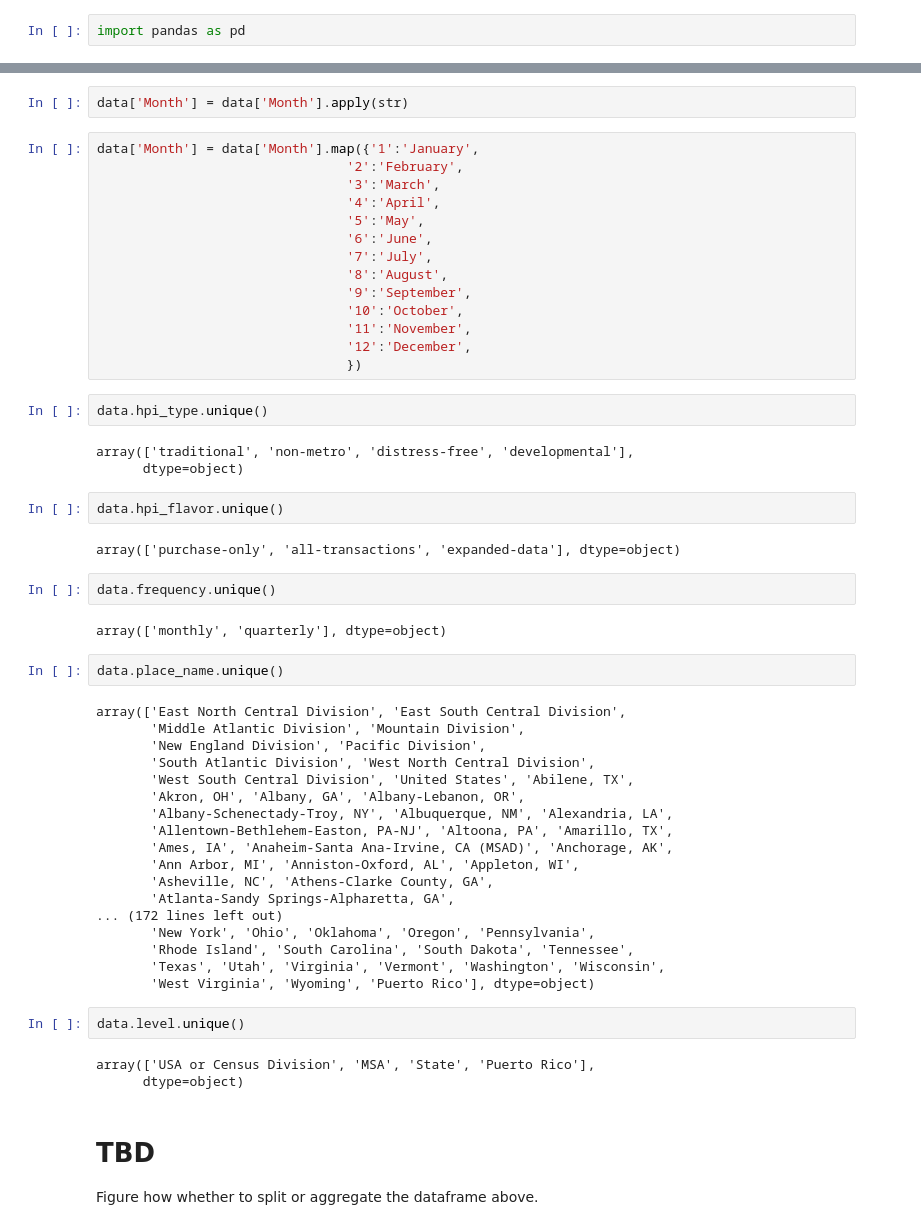
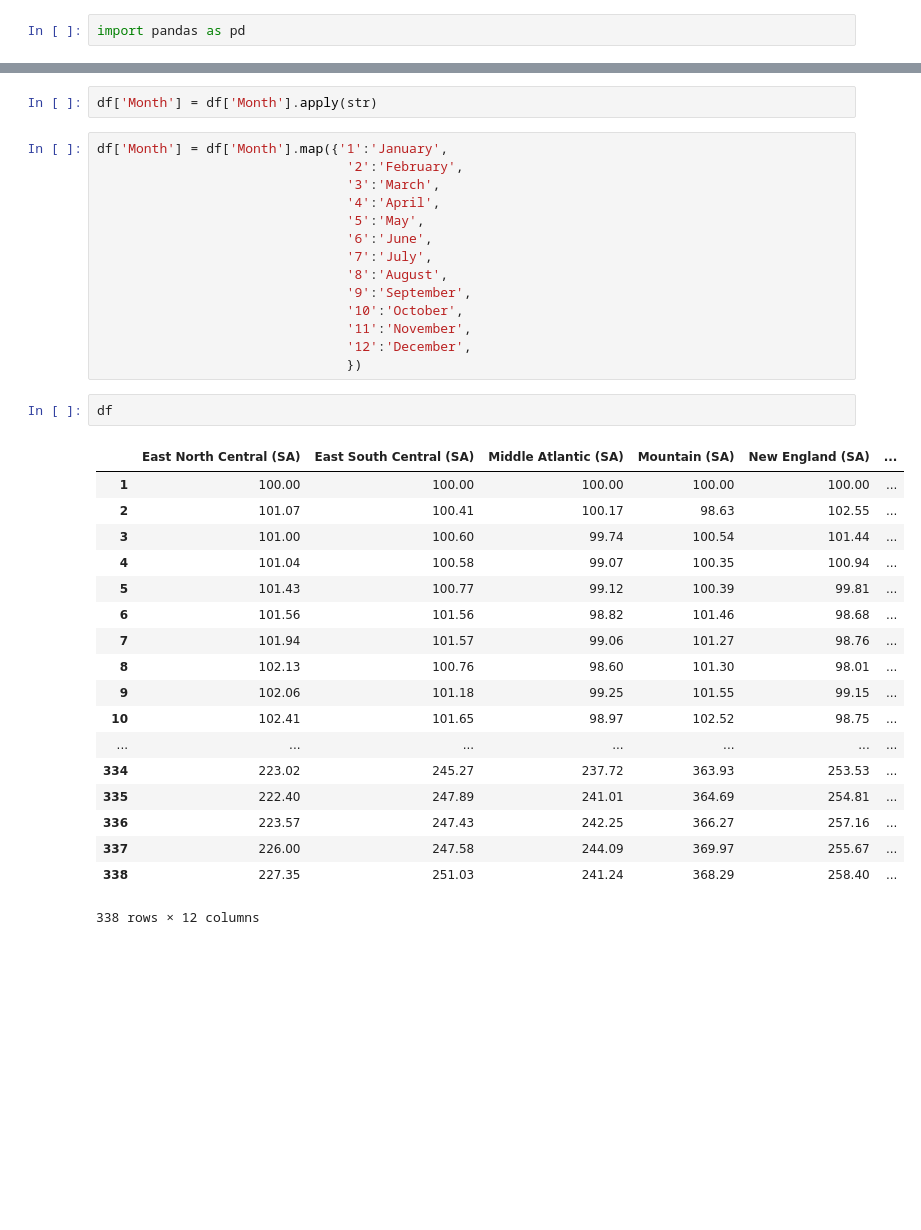
Before and after one commit to andrewboring/laughing-umbrella, a Jupyter notebook: Data-Cleanup/FHFA Home Price Index.ipynb, the cells around one changed output, grey strips where cells are left out. Cells and saved outputs as stored; diff of their text form; blank space fills up the shorter version.

```diff
--- a/Data-Cleanup/FHFA Home Price Index.ipynb
+++ b/Data-Cleanup/FHFA Home Price Index.ipynb
@@ -53,7 +44,7 @@ memory usage: 8.2+ MB
 # %%
-data['Month'] = data['Month'].apply(str)
+df['Month'] = df['Month'].apply(str)
 # %%
-data['Month'] = data['Month'].map({'1':'January',
+df['Month'] = df['Month'].map({'1':'January',
                                 '2':'February',
                                 '3':'March',
                                 '4':'April',
@@ -66,44 +57,24 @@ data['Month'] = data['Month'].map({'1':'January',
                                 '11':'November',
                                 '12':'December',
                                 })
-# %%
-data.hpi_type.unique()
-# %% [output]
-array(['traditional', 'non-metro', 'distress-free', 'developmental'],
-      dtype=object)
-# %%
-data.hpi_flavor.unique()
-# %% [output]
-array(['purchase-only', 'all-transactions', 'expanded-data'], dtype=object)
-# %%
-data.frequency.unique()
-# %% [output]
-array(['monthly', 'quarterly'], dtype=object)
-# %%
-data.place_name.unique()
-# %% [output]
-array(['East North Central Division', 'East South Central Division',
-       'Middle Atlantic Division', 'Mountain Division',
-       'New England Division', 'Pacific Division',
-       'South Atlantic Division', 'West North Central Division',
-       'West South Central Division', 'United States', 'Abilene, TX',
-       'Akron, OH', 'Albany, GA', 'Albany-Lebanon, OR',
-       'Albany-Schenectady-Troy, NY', 'Albuquerque, NM', 'Alexandria, LA',
-       'Allentown-Bethlehem-Easton, PA-NJ', 'Altoona, PA', 'Amarillo, TX',
-       'Ames, IA', 'Anaheim-Santa Ana-Irvine, CA (MSAD)', 'Anchorage, AK',
-       'Ann Arbor, MI', 'Anniston-Oxford, AL', 'Appleton, WI',
-       'Asheville, NC', 'Athens-Clarke County, GA',
-       'Atlanta-Sandy Springs-Alpharetta, GA',
-... (172 lines left out)
-       'New York', 'Ohio', 'Oklahoma', 'Oregon', 'Pennsylvania',
-       'Rhode Island', 'South Carolina', 'South Dakota', 'Tennessee',
-       'Texas', 'Utah', 'Virginia', 'Vermont', 'Washington', 'Wisconsin',
-       'West Virginia', 'Wyoming', 'Puerto Rico'], dtype=object)
-# %%
-data.level.unique()
-# %% [output]
-array(['USA or Census Division', 'MSA', 'State', 'Puerto Rico'],
-      dtype=object)
-# %% [markdown]
-# TBD
-Figure how whether to split or aggregate the dataframe above.
+# %%
+df
+# %% [output]
+|  | East North Central (SA) | East South Central (SA) | Middle Atlantic (SA) | Mountain (SA) | New England (SA) | ... |
+| 1 | 100.00 | 100.00 | 100.00 | 100.00 | 100.00 | ... |
+| 2 | 101.07 | 100.41 | 100.17 | 98.63 | 102.55 | ... |
+| 3 | 101.00 | 100.60 | 99.74 | 100.54 | 101.44 | ... |
+| 4 | 101.04 | 100.58 | 99.07 | 100.35 | 100.94 | ... |
+| 5 | 101.43 | 100.77 | 99.12 | 100.39 | 99.81 | ... |
+| 6 | 101.56 | 101.56 | 98.82 | 101.46 | 98.68 | ... |
+| 7 | 101.94 | 101.57 | 99.06 | 101.27 | 98.76 | ... |
+| 8 | 102.13 | 100.76 | 98.60 | 101.30 | 98.01 | ... |
+| 9 | 102.06 | 101.18 | 99.25 | 101.55 | 99.15 | ... |
+| 10 | 102.41 | 101.65 | 98.97 | 102.52 | 98.75 | ... |
+| ... | ... | ... | ... | ... | ... | ... |
+| 334 | 223.02 | 245.27 | 237.72 | 363.93 | 253.53 | ... |
+| 335 | 222.40 | 247.89 | 241.01 | 364.69 | 254.81 | ... |
+| 336 | 223.57 | 247.43 | 242.25 | 366.27 | 257.16 | ... |
+| 337 | 226.00 | 247.58 | 244.09 | 369.97 | 255.67 | ... |
+| 338 | 227.35 | 251.03 | 241.24 | 368.29 | 258.40 | ... |
+338 rows × 12 columns
```
Also changed, not shown: parts of 10 cells of this notebook, 1 other file.
